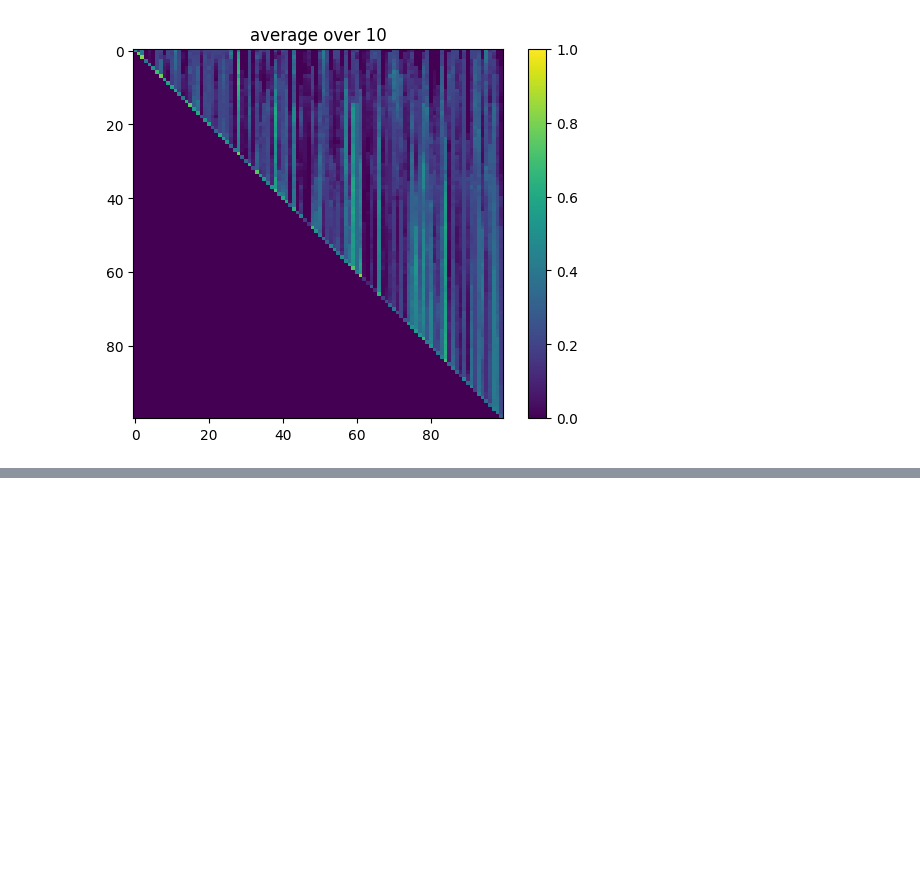
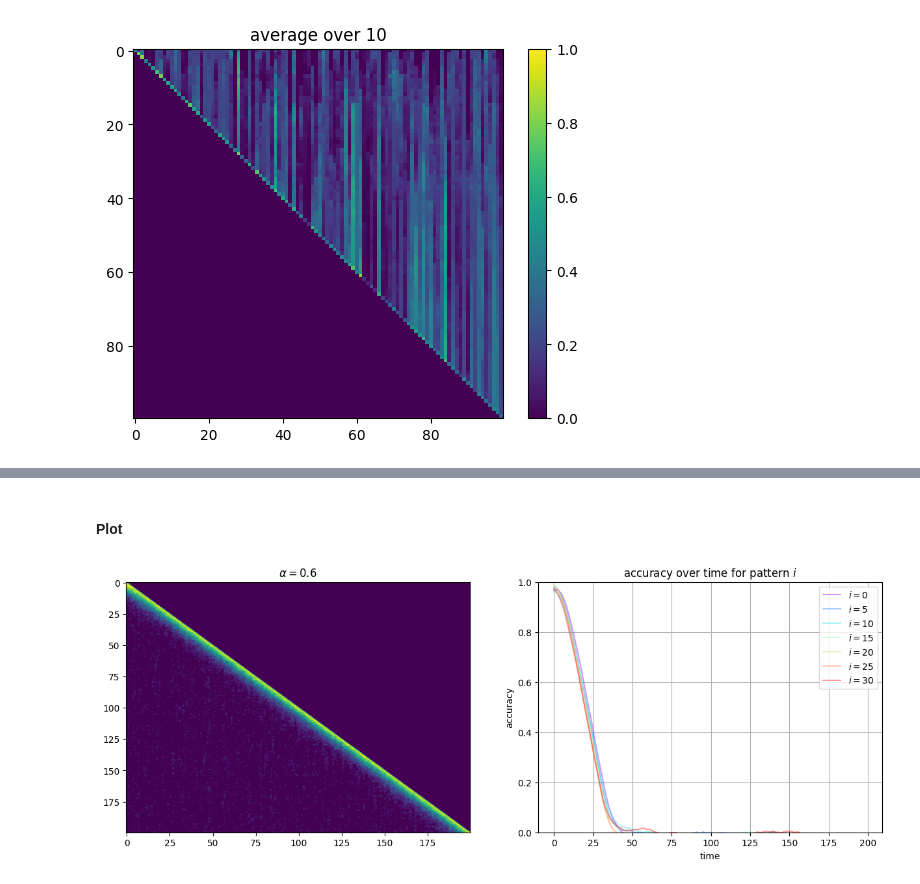
Before and after one commit to iKiru-hub/KAMemory, a Jupyter notebook: notebooks/lab_2.ipynb, the cells around one changed output, grey strips where cells are left out. Drawn from its saved outputs; the diff is of its cells as text; code cells hidden in the pictures; blank space fills up the shorter version.

```diff
--- a/notebooks/lab_2.ipynb
+++ b/notebooks/lab_2.ipynb
@@ -404,0 +397,19 @@ dd
+# %%
+""" data """
+
+num_samples = 200
+num_rep = 20
+datasets = []
+
+stimuli = utils.sparse_stimulus_generator(N=num_samples,
+                                          K=K,
+                                          size=dim_ei,
+                                          plot=False)
+
+datasets = []
+for k in range(num_samples):
+    data = torch.tensor(stimuli[:k+1], dtype=torch.float32)
+    dataloader = DataLoader(TensorDataset(data),
+                            batch_size=1,
+                            shuffle=False)
+    datasets += [dataloader]
@@ -404,0 +491,41 @@ dd
+# %% [markdown]
+#### Plot
+# %%
+i = 4
+outputs1 = outputs.mean(axis=0)[i]
+# -> (sample, sample)
+
+fig0 = plt.figure(figsize=(15, 5))
+
+plt.subplot(121)
+plt.imshow(outputs1, cmap="viridis",
+           vmin=0, vmax=1, aspect="auto")
+plt.title(f"$\\alpha=${alphas[i]}")
+
+plt.subplot(122)
+# plt.axhline(0.1, color="r", linestyle="--",
+#             alpha=0.2)
+# smoothing
+num_p = 7
+jumps = 5
+colors = plt.cm.rainbow(np.linspace(0, 1, num_p))
+for di, d in enumerate(range(0, jumps*num_p, jumps)):
+    output_d = outputs1[d:, d] # selection of one pattern
+    nsmooth = 30
+    padded_d = np.pad(output_d, (nsmooth-1, 0), mode="edge")
+    output_d = np.convolve(padded_d,
+                          np.ones(nsmooth)/nsmooth,
+                          mode="valid")
+    plt.plot(output_d, '-', label=f"$i=${d}", alpha=0.4,
+             color=colors[di])
+
+plt.ylim(0., 1)
+plt.ylabel("accuracy")
+plt.xlabel("time")
+plt.legend()
+plt.title("accuracy over time for pattern $i$")
+plt.grid()
+
+plt.show()
+# %% [output]
+[figure, added]
```
Also changed, not shown: parts of 16 cells of this notebook, 18 other files.
